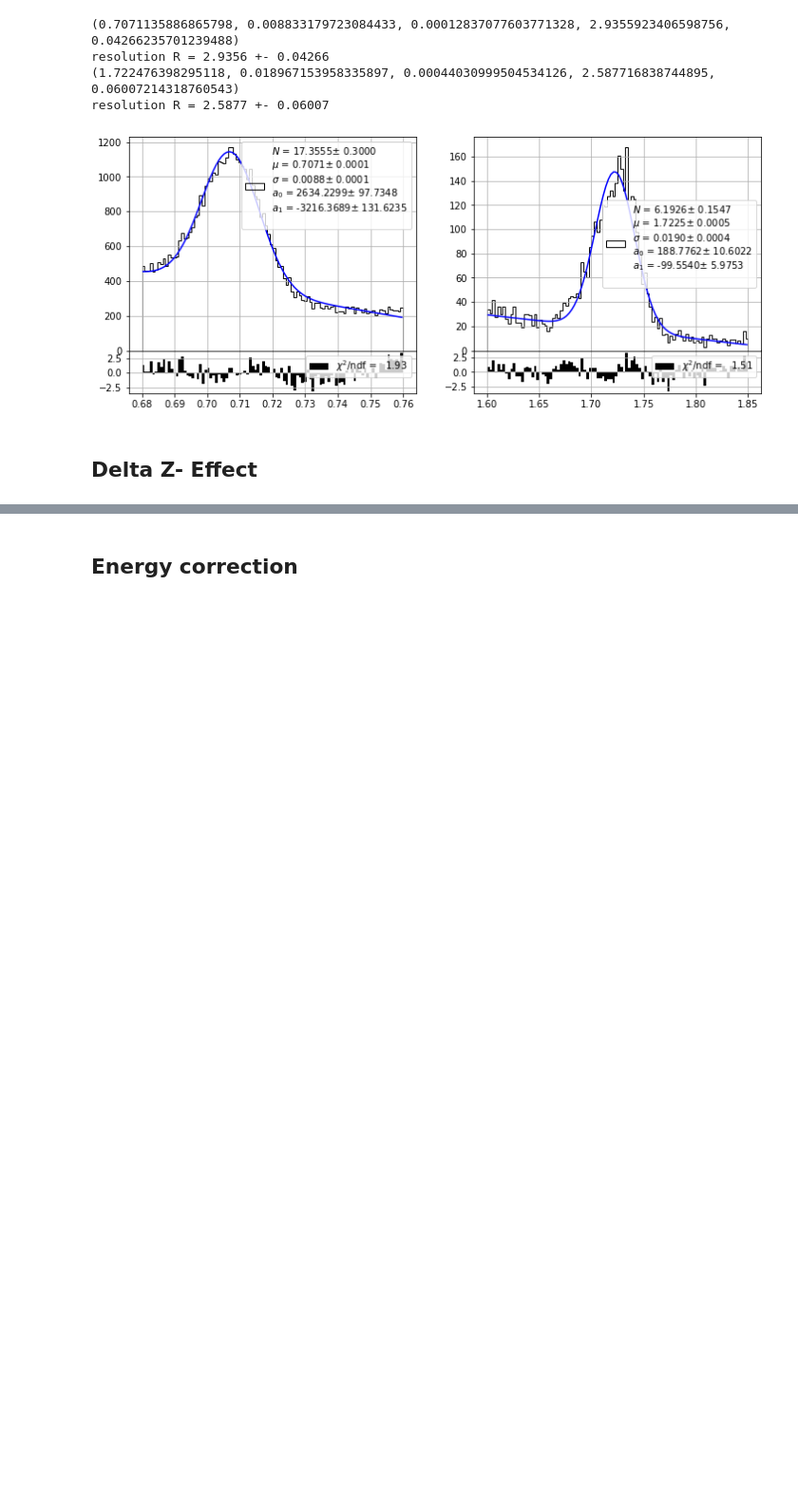
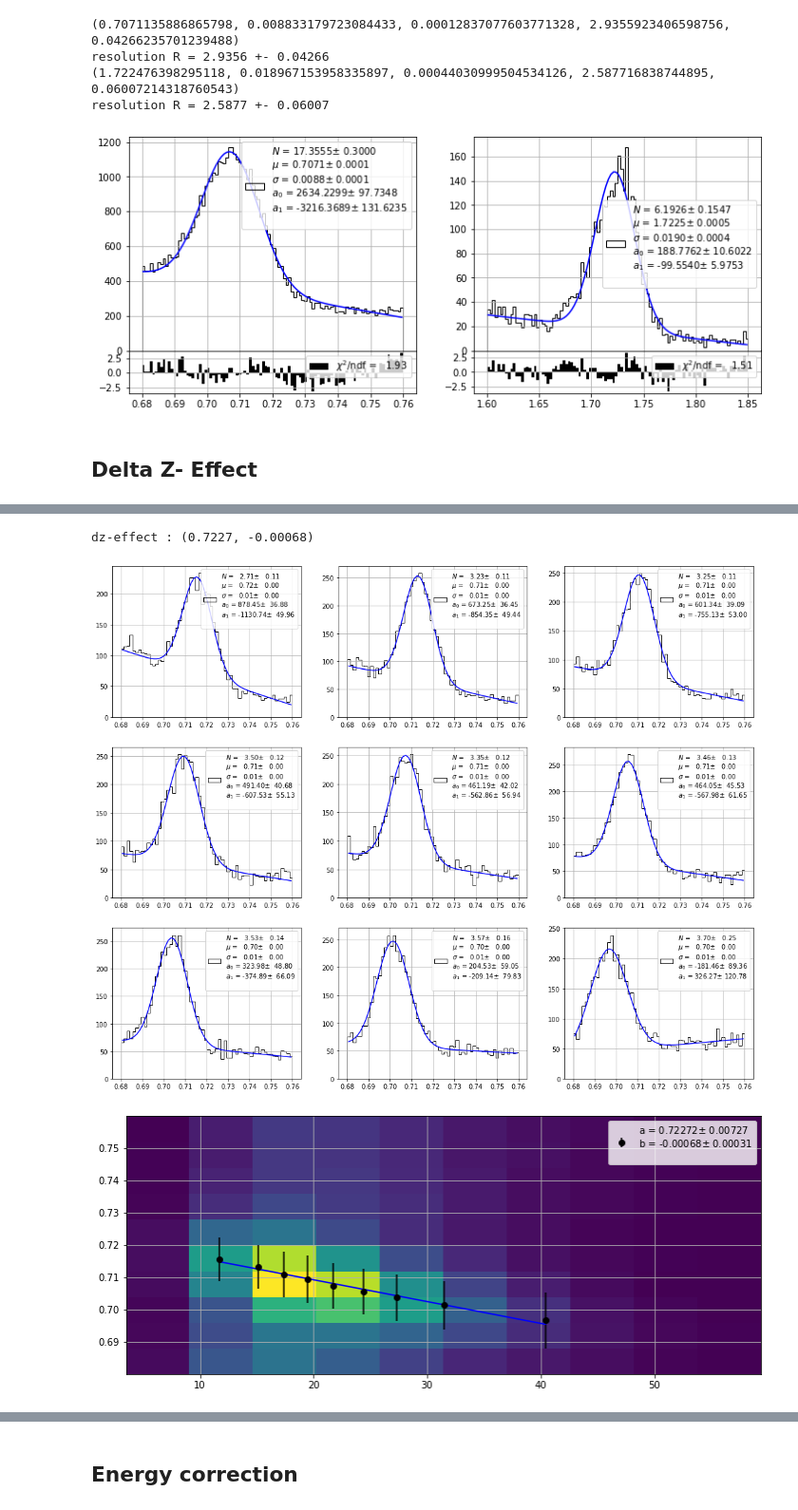
Before and after one commit to jahernando/next, a Jupyter notebook: NB/demo/demo_energy_resolution_run7.ipynb, the cells around one changed output, grey strips where cells are left out. Shown at 95% size. Cells and saved outputs as stored; diff of their text form; code cells hidden in the pictures; blank space fills up the shorter version.

```diff
--- a/NB/demo/demo_energy_resolution_run7.ipynb
+++ b/NB/demo/demo_energy_resolution_run7.ipynb
@@ -125,29 +125,3 @@ resolution R = 2.5877 +- 0.06007
 [figure]
 # %% [markdown]
 ## Delta Z- Effect
-# %%
-def plt_dzeffect(dft, ename, erange, dzrange, bins = 10, p0 = None, alpha = 0.005):
-
-    ene, dz = [dft[name].values for name in (ename, 'dz_track')]
-    sel   = ut.in_range(ene, erange) & ut.in_range(dz, dzrange)
-    ene, dz = ene[sel], dz[sel]
-
-    subplot = pltext.canvas(2)
-    subplot(1)
-    plt.scatter(dz, ene,alpha = alpha, marker = '.');
-    pltext.hprofile(dz, ene, bins = bins, xrange = (0., 120), percentile = True);
-    subplot(2)
-    plt.hist2d(dz, ene ,(bins, bins));
-
-    p0s   = bins * [p0]
-    len(ene), len(dz), np.sum(np.isnan(ene)), np.sum(np.isnan(dz))
-    xmed, mus, sigs = eres.dz_effect_profile(dz, ene, bins, p0s = p0s, plot = True);
-
-    pltext.canvas(1);
-    plt.scatter(dz, ene, alpha = alpha, marker = '.');
-    par, upars = eres.dz_effect(xmed, mus, sigs, plot = True);
-    plt.xlabel(r'$\Delta$z (mm)'); plt.ylabel('E (MeV)');
-
-    print('energy {:6.4f} slope {:8.6g}'.format(*par))
-
-    return par
@@ -168,0 +128,17 @@ energy 1.7607 slope -0.000726235
+# %%
+def plt_dzeffect(name = 'energy', peak = 'cs', nbins = 10, p0 = None,
+                 dft = dft, ranges = ranges, selections = selections):
+    ename   = name       + '.' + peak
+    dzname  = 'dz_track' + '.' +  peak
+    sel     = selections[ename] & selections[dzname]
+    dz, ene = dft[sel]['dz_track'], dft[sel][name]
+    p0s     = nbins*[p0,]
+    _, _, _, par, _ = eres.dz_effect(dz, ene, nbins = nbins, p0s = p0s, plot = True)
+    print('dz-effect : ({0:6.4f}, {1:6.5f})'.format(*par))
+    return par
+# %%
+cs_par = plt_dzeffect()
+# %% [output]
+dz-effect : (0.7227, -0.00068)
+[figure, added]
+[figure, added]
```
Also changed, not shown: parts of 10 cells of this notebook.
